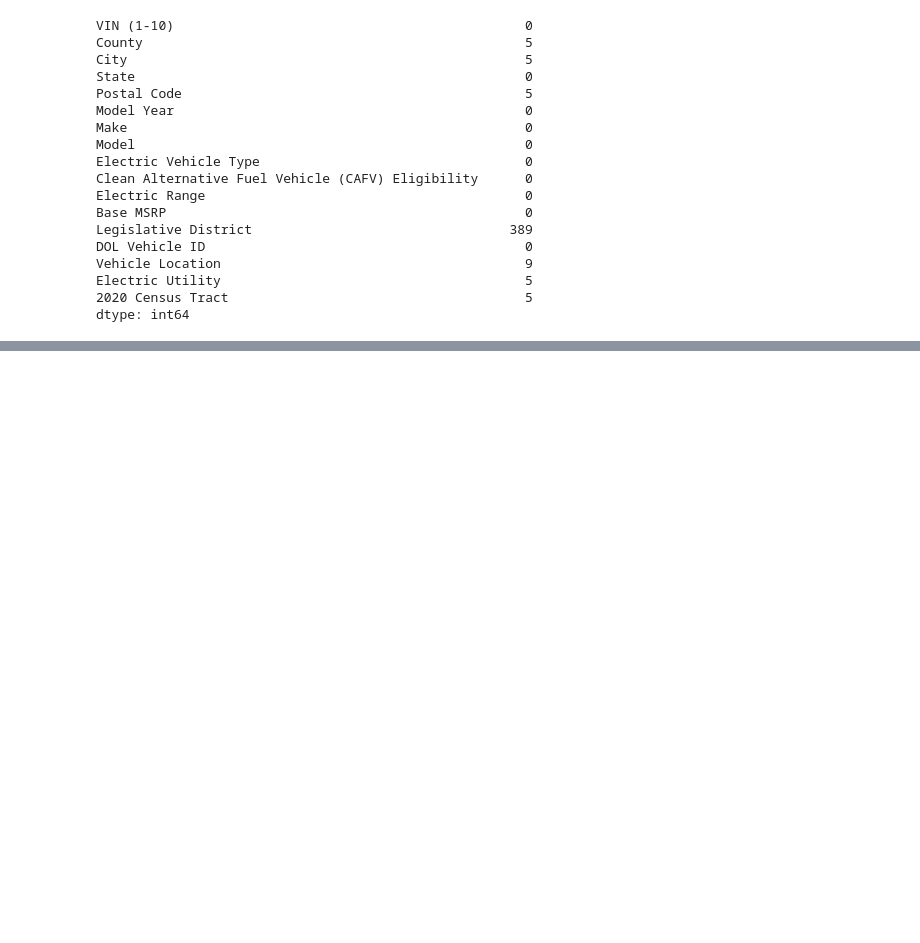
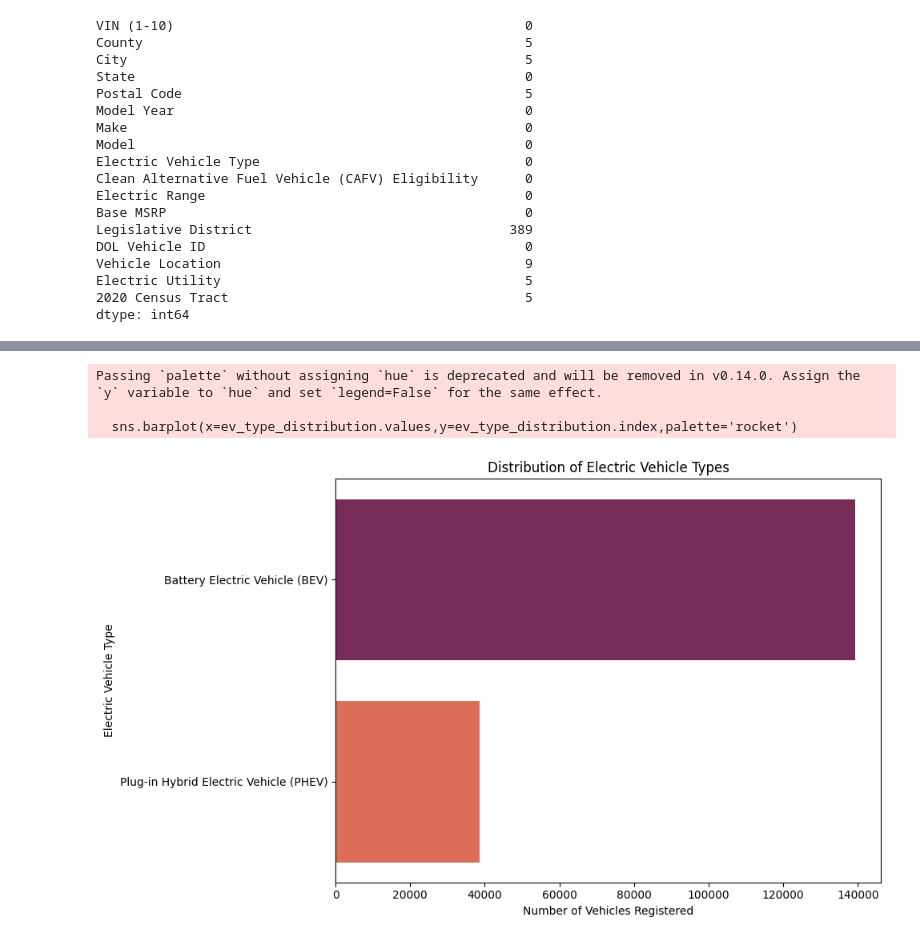
Before and after one commit to sulebalaban/Electric-Vehicles-Market-Size-Analysis-using-Python, a Jupyter notebook: Electric _Vehicles.ipynb, the cells around one changed output, grey strips where cells are left out. Drawn from its saved outputs; the diff is of its cells as text; code cells hidden in the pictures; blank space fills up the shorter version.

```diff
--- a/Electric _Vehicles.ipynb
+++ b/Electric _Vehicles.ipynb
@@ -56,0 +89,14 @@ ev_data=ev_data.dropna()
+# %%
+ev_type_distribution=ev_data['Electric Vehicle Type'].value_counts()
+plt.figure(figsize=(10,6))
+sns.barplot(x=ev_type_distribution.values,y=ev_type_distribution.index,palette='rocket')
+plt.title('Distribution of Electric Vehicle Types')
+plt.xlabel('Number of Vehicles Registered')
+plt.ylabel('Electric Vehicle Type')
+plt.tight_layout()
+plt.show()
+# %% [output]
+Passing `palette` without assigning `hue` is deprecated and will be removed in v0.14.0. Assign the `y` variable to `hue` and set `legend=False` for the same effect.
+
+  sns.barplot(x=ev_type_distribution.values,y=ev_type_distribution.index,palette='rocket')
+[figure, added]
```
Also changed, not shown: parts of 6 cells of this notebook.
